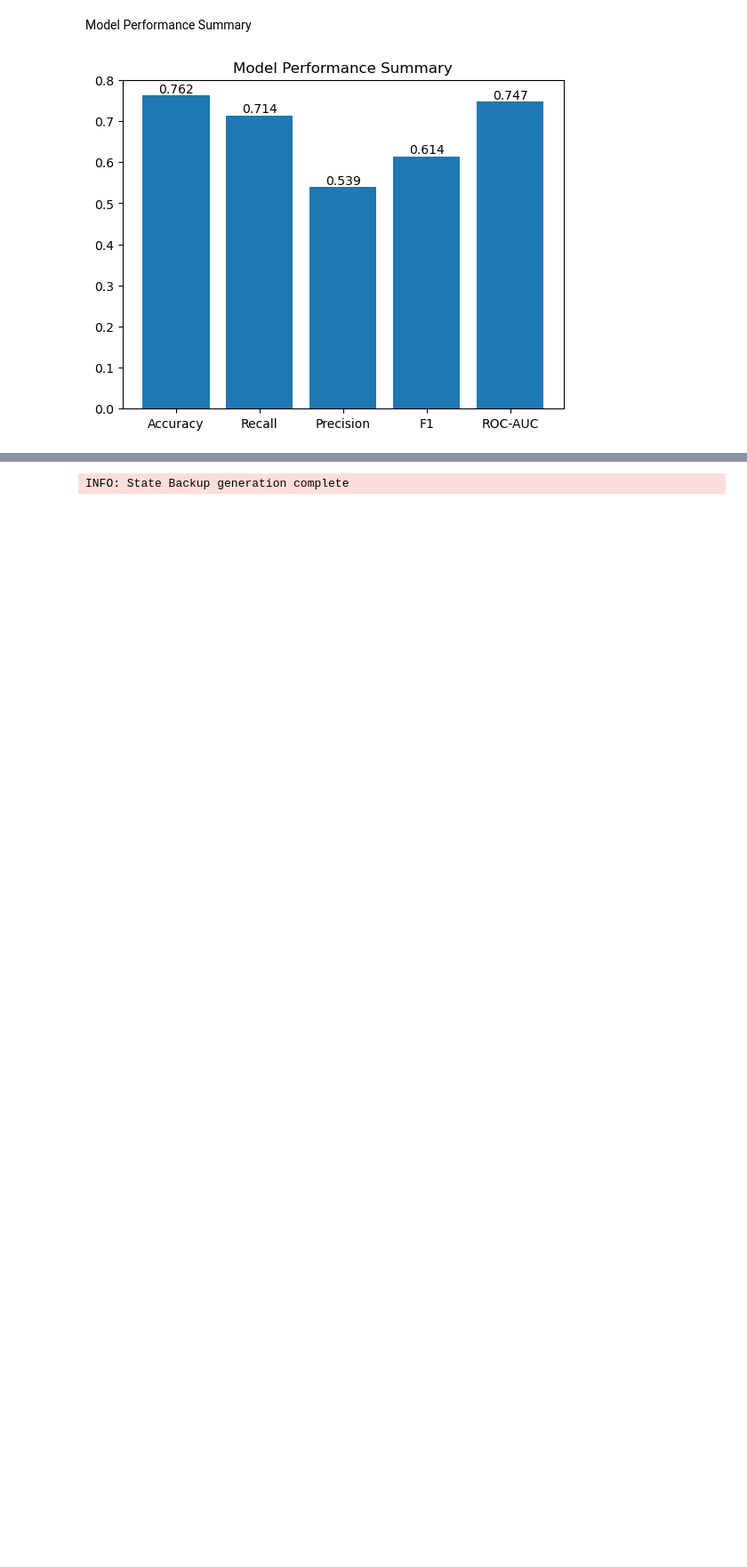
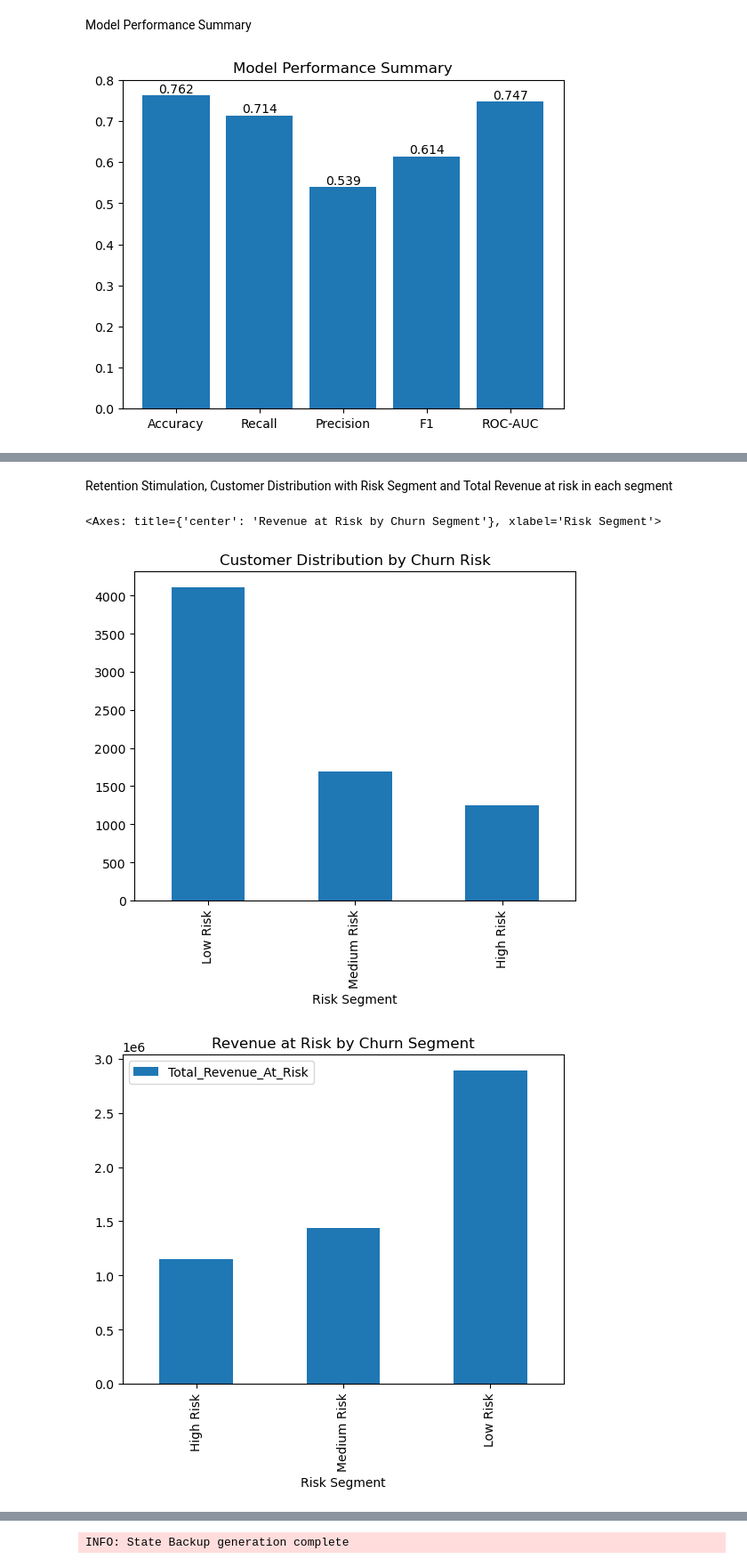
Before and after one commit to Kaush1590/FUTURE_ML_02, a Jupyter notebook: notebook/churn_model_training.ipynb, the cells around one changed output, grey strips where cells are left out. Shown at 89% size. Saved outputs shown, nothing was run; the diff lists cells and outputs as text; code cells hidden in the pictures; blank space fills up the shorter version.

Commit message:
Added Risk segmentation and churn probability analysis.

```diff
--- a/notebook/churn_model_training.ipynb
+++ b/notebook/churn_model_training.ipynb
@@ -641,0 +664,22 @@ plt.show()
+# %%
+def risk_bucket(prob):
+    if prob > 0.7:
+        return "High Risk"
+    elif prob >= 0.4:
+        return "Medium Risk"
+    else:
+        return "Low Risk"
+impact_df["Risk Segment"] = impact_df["Churn Probability"].apply(risk_bucket)
+impact_df["Revenue at Risk"] = impact_df["MonthlyCharges"] * 12
+impact_summary = (
+    impact_df
+    .groupby("Risk Segment")
+    .agg(
+        Customer_Count = ("customerID", "count"),
+        Avg_Churn_Probability = ("Churn Probability", "mean"),
+        Total_Revenue_At_Risk = ("Revenue at Risk", "sum")
+    )
+    .reset_index()
+).sort_values(by = "Total_Revenue_At_Risk").reset_index(drop = True)
+state_holder["impact_summary"] = impact_summary
+impact_summary
@@ -641,0 +691,26 @@ plt.show()
+# %% [markdown]
+Retention Stimulation, Customer Distribution with Risk Segment and Total Revenue at risk in each segment
+# %%
+top_10_pct = int(0.10 * len(impact_df))
+target_customers = impact_df.head(top_10_pct)
+retention_rate = 0.30
+
+estimated_saved_revenue = (
+    target_customers["Revenue at Risk"].sum() * retention_rate
+)
+
+impact_df["Risk Segment"].value_counts().plot(
+    kind = "bar",
+    title = "Customer Distribution by Churn Risk"
+)
+
+impact_summary.plot(
+    x = "Risk Segment",
+    y = "Total_Revenue_At_Risk",
+    kind = "bar",
+    title = "Revenue at Risk by Churn Segment"
+)
+# %% [output]
+<Axes: title={'center': 'Revenue at Risk by Churn Segment'}, xlabel='Risk Segment'>
+[figure, added]
+[figure, added]
```
Also changed, not shown: parts of 9 cells of this notebook, 4 other files.
